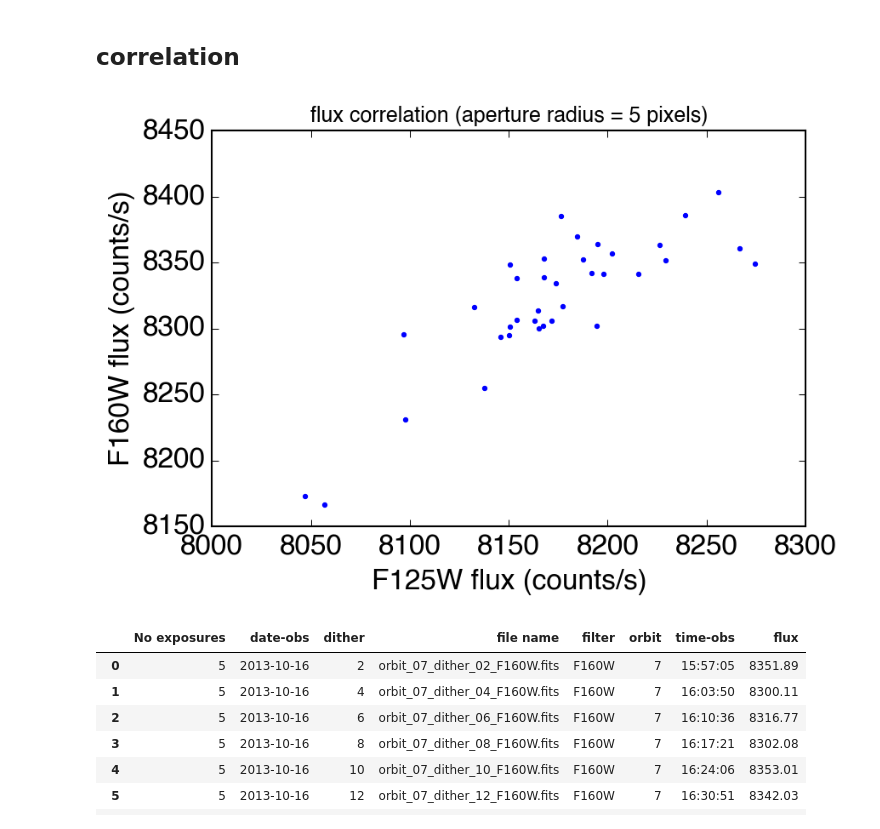
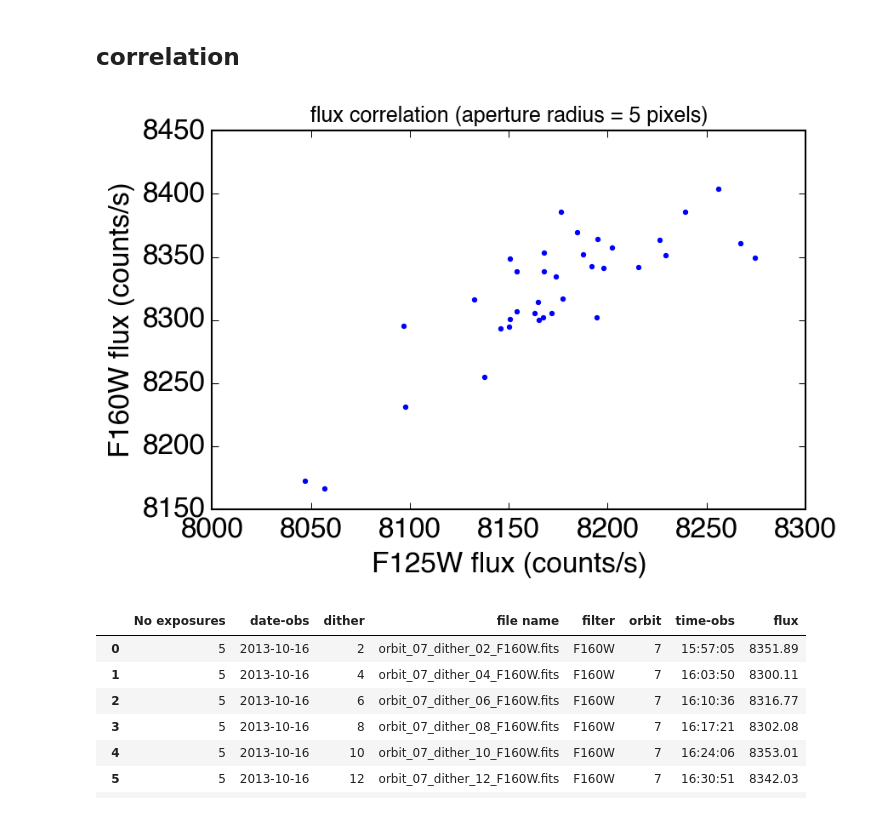
Before and after one commit to YifZhou/Exoplanet-Patchy-Clouds, a Jupyter notebook: ABPIC_Data_Analysis/Correlation and CMD.ipynb, the cells around one changed output. Cells and saved outputs as stored; diff of their text form; code cells hidden in the pictures.

```diff
--- a/ABPIC_Data_Analysis/Correlation and CMD.ipynb
+++ b/ABPIC_Data_Analysis/Correlation and CMD.ipynb
@@ -11,15 +11,15 @@ f160DF = pd.read_csv('f160info.csv')
 # %%
 fig = plt.figure()
 ax = fig.add_subplot(111)
 for orbit_i in range(7, 13):
     ax.plot(f125DF[f125DF['orbit'] == orbit_i]['flux'][0:6], f160DF[f160DF['orbit'] == orbit_i]['flux'], 'b.')
 ax.set_xlabel('F125W flux (counts/s)')
 ax.set_ylabel('F160W flux (counts/s)')
 ax.set_title('flux correlation (aperture radius = 5 pixels)')
-fig.tight_layout(T)
+fig.tight_layout()
 fig.savefig('Flux_correlation_Nov17.pdf')
 # %% [output]
-[figure, old version]
+[figure, new version]
 # %%
 f160DF
 # %% [output]
```
Also changed, not shown: 9 other files.
